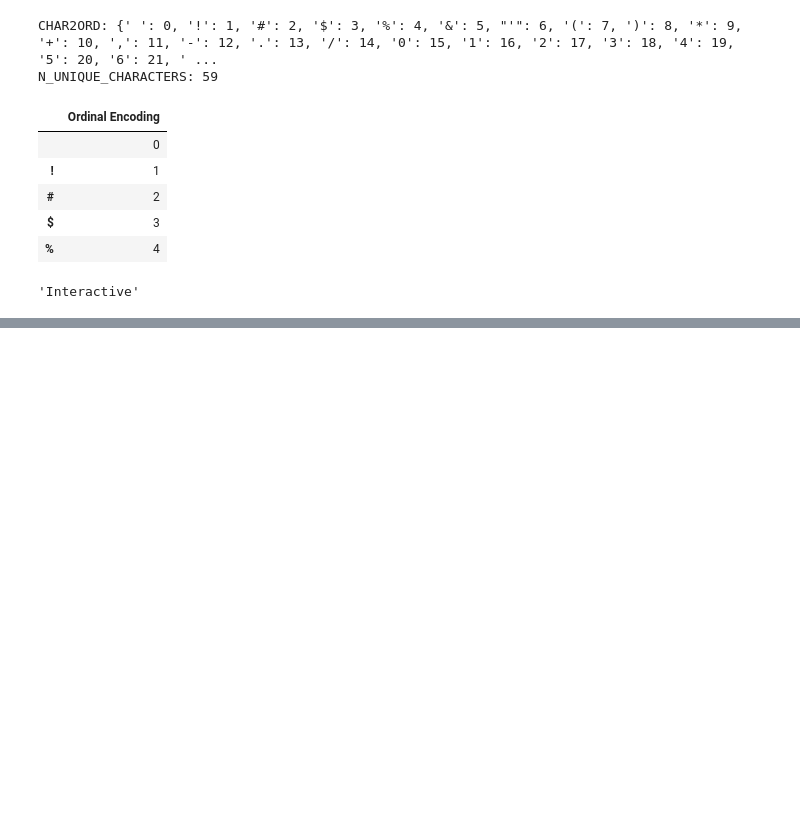
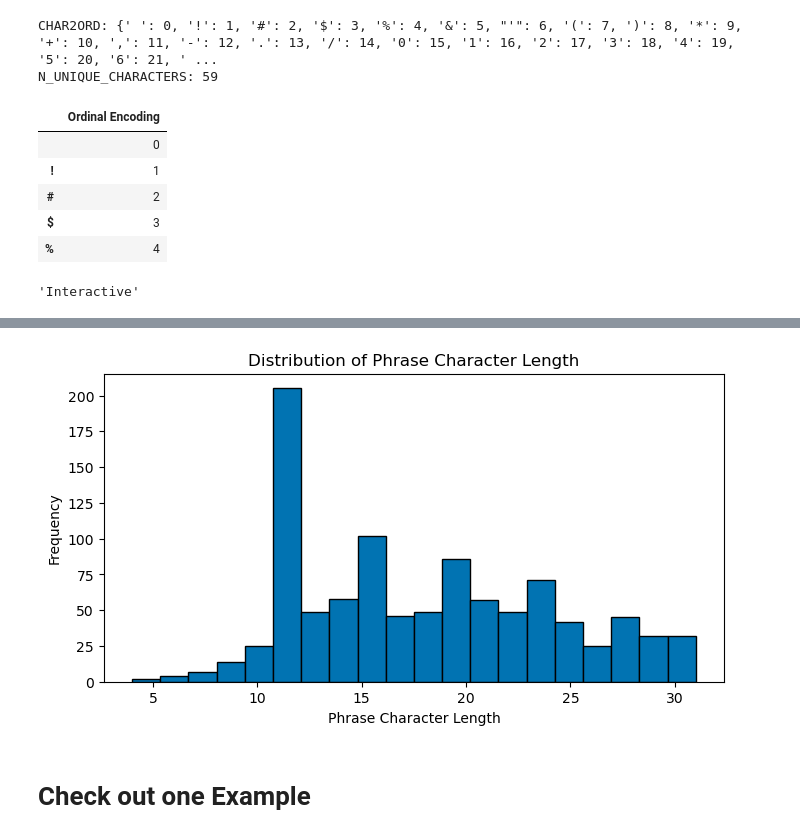
Before and after one commit to Nekoiii/Kaggle_notebook, a Jupyter notebook: sign-language-fingerspelling-recognition.ipynb, the cells around one changed output, grey strips where cells are left out. Drawn from its saved outputs; the diff is of its cells as text; code cells hidden in the pictures; blank space fills up the shorter version.

```diff
--- a/sign-language-fingerspelling-recognition.ipynb
+++ b/sign-language-fingerspelling-recognition.ipynb
@@ -201,0 +184,11 @@ example_parquet_df.head()
+# %%
+plt.figure(figsize=(8, 4))
+plt.hist(train['phrase_char_len'], bins=20, edgecolor='black')
+plt.title('Distribution of Phrase Character Length')
+plt.xlabel('Phrase Character Length')
+plt.ylabel('Frequency')
+plt.show()
+# %% [output]
+[figure, added]
+# %% [markdown]
+# Check out one Example
```
Also changed, not shown: parts of 14 cells of this notebook.
